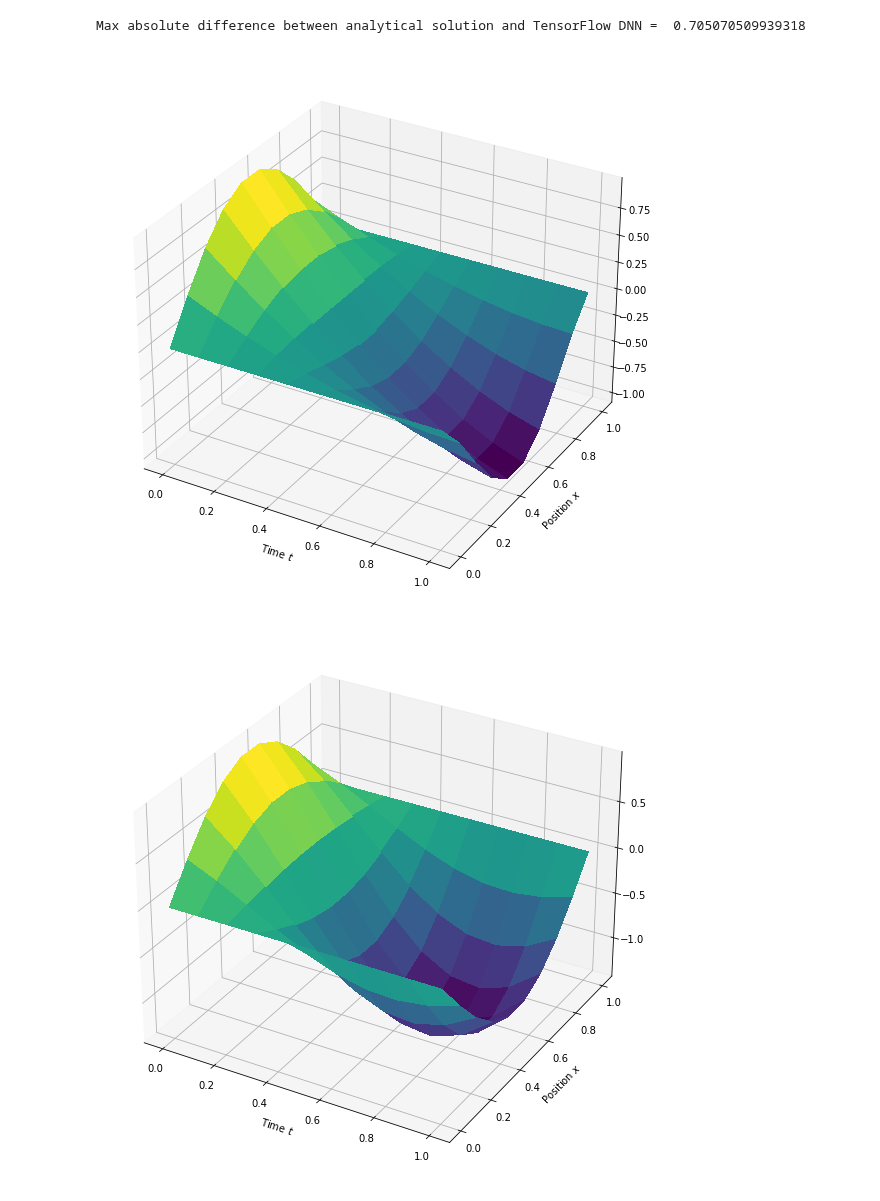
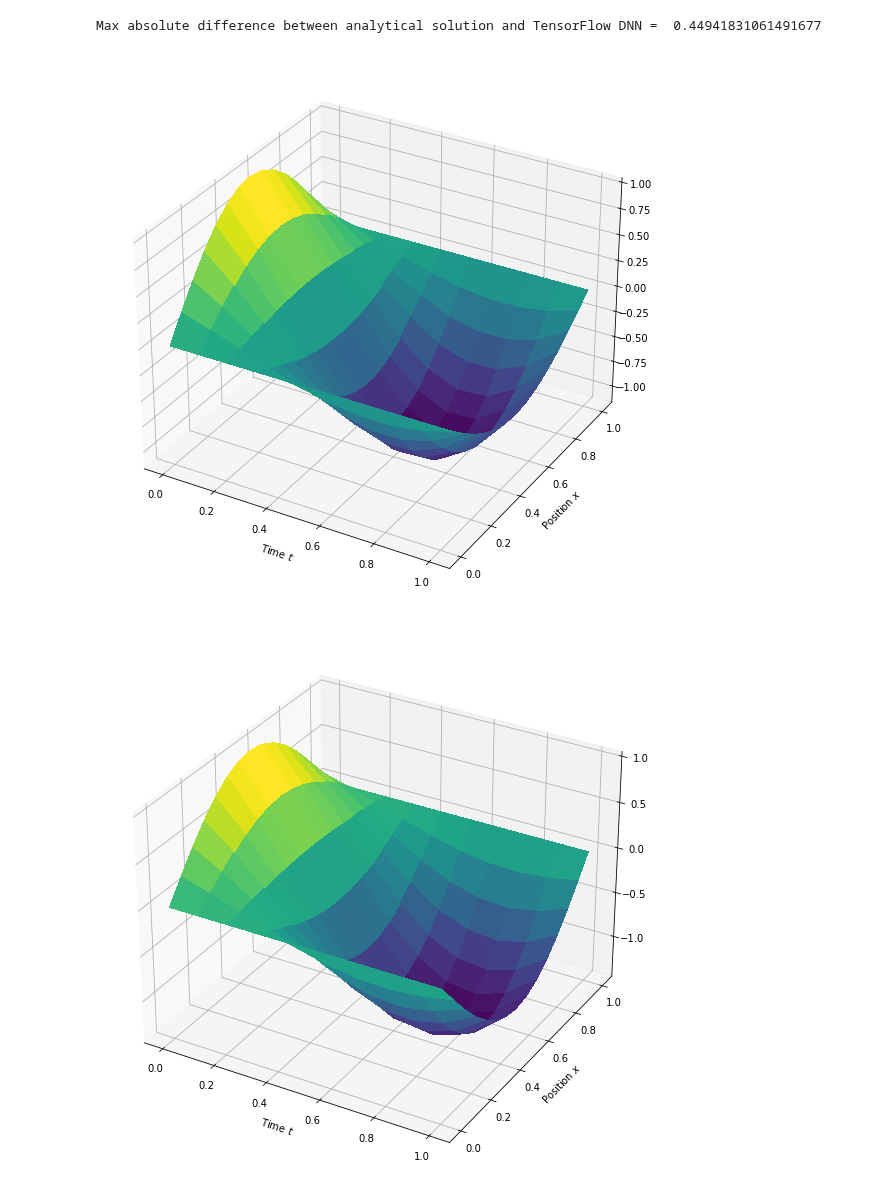
Before and after one commit to KarlHenrik/FYS-STK-Gruppe, a Jupyter notebook: Project3/Code/ExtraCode/tfWaveEq.ipynb, the cells around one changed output. Drawn from its saved outputs; the diff is of its cells as text; code cells hidden in the pictures.

```diff
--- a/Project3/Code/ExtraCode/tfWaveEq.ipynb
+++ b/Project3/Code/ExtraCode/tfWaveEq.ipynb
@@ -17,19 +17,19 @@ def v(x):
     return -np.pi*tf.sin(np.pi*x)
 
 def loss(model, x, t):
-    with tf.GradientTape() as tapex, tf.GradientTape() as tapet:
-        tapex.watch([x])
-        tapet.watch([t])
-        with tf.GradientTape() as tapexfirst, tf.GradientTape() as tapetfirst:
-            tapexfirst.watch([x])
-            tapetfirst.watch([t])
+    with tf.GradientTape() as tape_x2, tf.GradientTape() as tape_t2:
+        tape_x2.watch([x])
+        tape_t2.watch([t])
+        with tf.GradientTape() as tape_x, tf.GradientTape() as tape_t:
+            tape_x.watch([x])
+            tape_t.watch([t])
             g_trial = (1 - t**2) * u(x) + t * v(x) + x * (1 - x) * t**2 * model(tf.concat([x,t], 1))
 
-        dg_dx = tapexfirst.gradient(g_trial, x)
-        dg_dt = tapetfirst.gradient(g_trial, t)
+        dg_dx = tape_x.gradient(g_trial, x)
+        dg_dt = tape_t.gradient(g_trial, t)
 
-    dg_d2x = tapex.gradient(dg_dx, x)
-    dg_d2t = tapet.gradient(dg_dt, t)
+    dg_d2x = tape_x2.gradient(dg_dx, x)
+    dg_d2t = tape_t2.gradient(dg_dt, t)
 
     return tf.losses.mean_squared_error(zeros, dg_d2t - dg_d2x)
 
@@ -40,7 +40,9 @@ def train(model, optimizer, x, t):
     grads = tape.gradient(current_loss, model.trainable_variables)
     optimizer.apply_gradients(zip(grads, model.trainable_variables))
 
-Nx = 10
+# Setting up data
+
+Nx = 15
 Nt = 10
 
 x_np = np.linspace(0, 1, Nx)
@@ -51,57 +53,54 @@ X, T = np.meshgrid(x_np, t_np)
 x = X.ravel()
 t = T.ravel()
 
-## The construction phase
-
 zeros = tf.reshape(tf.convert_to_tensor(np.zeros(x.shape)), shape=(-1,1))
 x = tf.reshape(tf.convert_to_tensor(x), shape=(-1,1))
 t = tf.reshape(tf.convert_to_tensor(t), shape=(-1,1))
 
 points = tf.concat([x,t], 1)
 
-X = tf.convert_to_tensor(X)
-T = tf.convert_to_tensor(T)
+# Setting up model
 
 model = Sequential()
 model.add(Dense(50, activation='sigmoid'))
 model.add(Dense(20, activation='sigmoid'))
 model.add(Dense(1, activation="linear"))
 model.build(points.shape)
+
 eta = 0.001
 sgd = optimizers.SGD(lr=eta)
 
-num_iter = 100
+# Training model
+
+num_iter = 1000
 for i in range(num_iter):
     train(model, sgd, x, t)
 
+# Output of model
 g_dnn = (1 - t**2) * u(x) + t * v(x) + x * (1 - x) * t**2 * model(tf.concat([x,t], 1))
-g_dnn = np.array(g_dnn)
-
-G_dnn = g_dnn.reshape((Nt,Nx))
+G_dnn = np.array(g_dnn).reshape((Nt, Nx))
 
 g_analytic = tf.sin(np.pi*x) * tf.cos(np.pi*t) - tf.sin(np.pi*x) * tf.sin(np.pi*t)
-G_analytic = np.array(g_analytic).reshape((Nt,Nx))
+G_analytic = np.array(g_analytic).reshape((Nt, Nx))
 
 # Plot the results
-
-X, T = np.meshgrid(x_np, t_np)
 
 fig = plt.figure(figsize=(10,10))
 ax = fig.gca(projection='3d')
 s = ax.plot_surface(T, X, G_dnn, linewidth=0, antialiased=False, cmap=cm.viridis)
 ax.set_xlabel('Time $t$')
 ax.set_ylabel('Position $x$')
 
 fig = plt.figure(figsize=(10,10))
 ax = fig.gca(projection='3d')
 s = ax.plot_surface(T, X, G_analytic, linewidth=0, antialiased=False, cmap=cm.viridis)
 ax.set_xlabel('Time $t$')
 ax.set_ylabel('Position $x$')
 
 ## Compare with the analutical solution
 diff = np.abs(g_analytic - g_dnn)
-print('Max absolute difference between analytical solution and TensorFlow DNN = ',np.max(diff))
+print('Max absolute difference between analytical solution and TensorFlow DNN = ', np.max(diff))
 # %% [output]
-Max absolute difference between analytical solution and TensorFlow DNN =  0.705070509939318
+Max absolute difference between analytical solution and TensorFlow DNN =  0.44941831061491677
-[figure, old version]
+[figure, new version]
-[figure, old version]
+[figure, new version]
```
Also changed, not shown: 1 other file.
